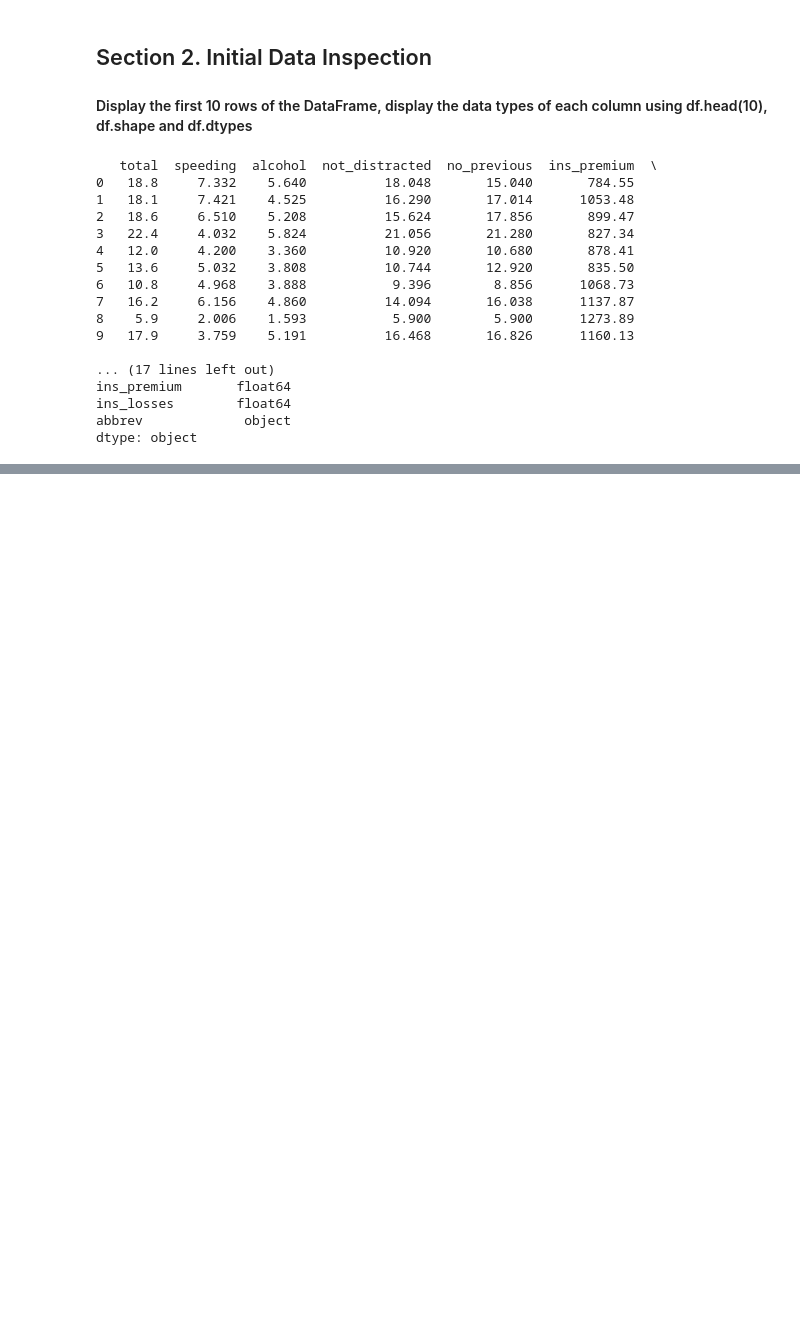
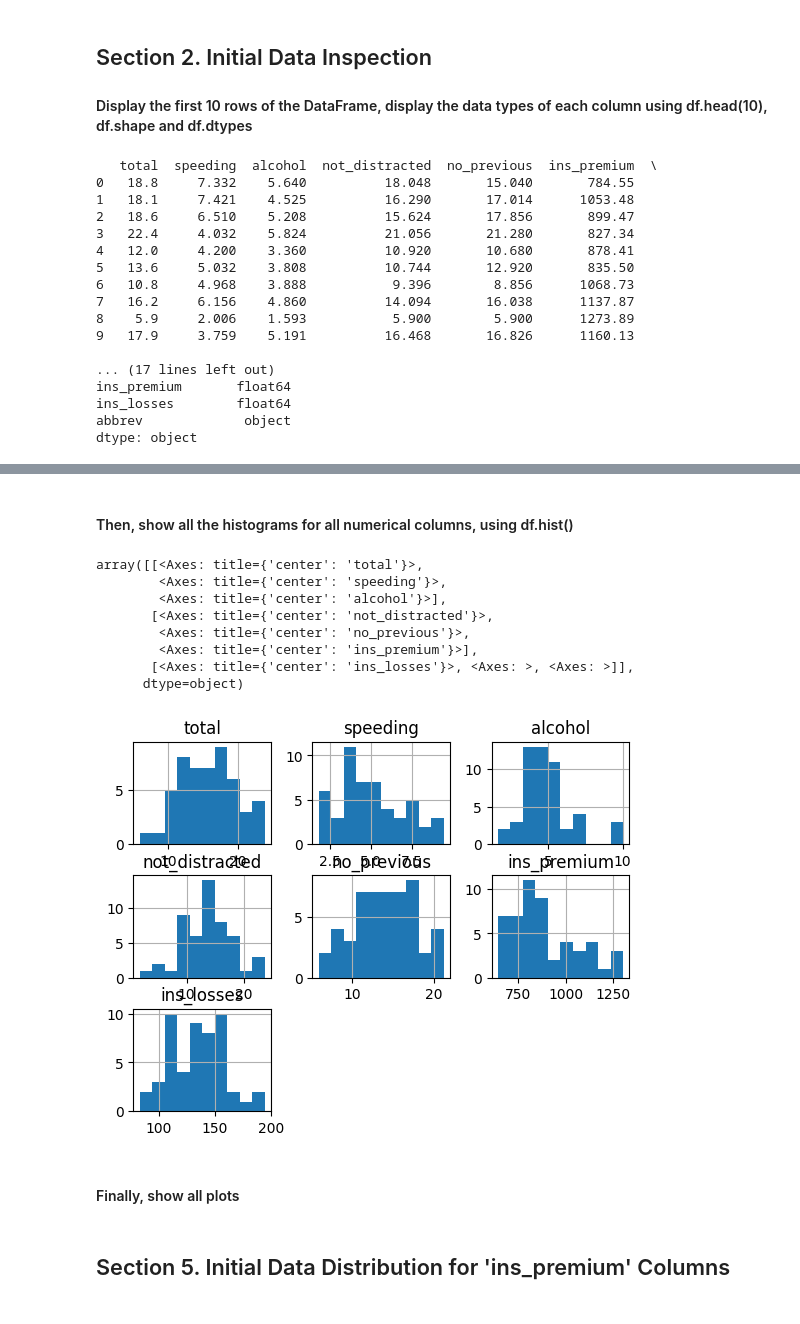
Before and after one commit to ctranimal/datafun-06-eda, a Jupyter notebook: tran_eda.ipynb, the cells around one changed output, grey strips where cells are left out. Drawn from its saved outputs; the diff is of its cells as text; code cells hidden in the pictures; blank space fills up the shorter version.

```diff
--- a/tran_eda.ipynb
+++ b/tran_eda.ipynb
@@ -66,0 +102,16 @@ dtype: object
+# %% [markdown]
+#### Then, show all the histograms for all numerical columns, using df.hist()
+# %%
+df.hist()
+# %% [output]
+array([[<Axes: title={'center': 'total'}>,
+        <Axes: title={'center': 'speeding'}>,
+        <Axes: title={'center': 'alcohol'}>],
+       [<Axes: title={'center': 'not_distracted'}>,
+        <Axes: title={'center': 'no_previous'}>,
+        <Axes: title={'center': 'ins_premium'}>],
+       [<Axes: title={'center': 'ins_losses'}>, <Axes: >, <Axes: >]],
+      dtype=object)
+[figure, added]
+# %% [markdown]
+#### Finally, show all plots
@@ -66,0 +120,4 @@ dtype: object
+# %% [markdown]
+## Section 5. Initial Data Distribution for 'ins_premium' Columns
+
+####
```
Also changed, not shown: parts of 12 cells of this notebook.
